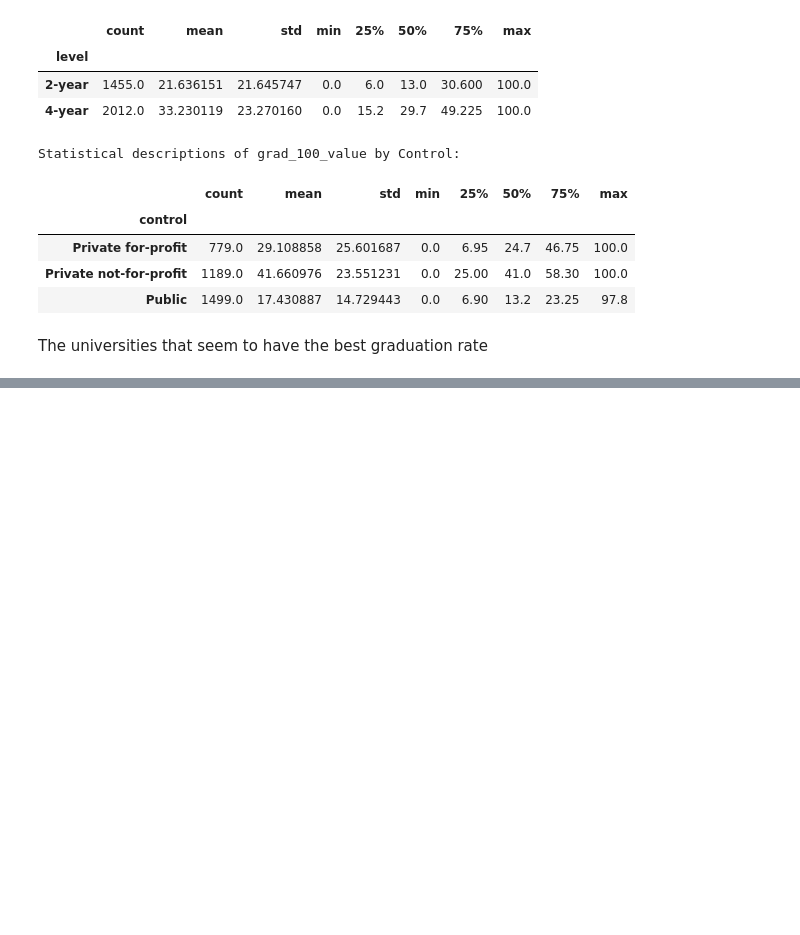
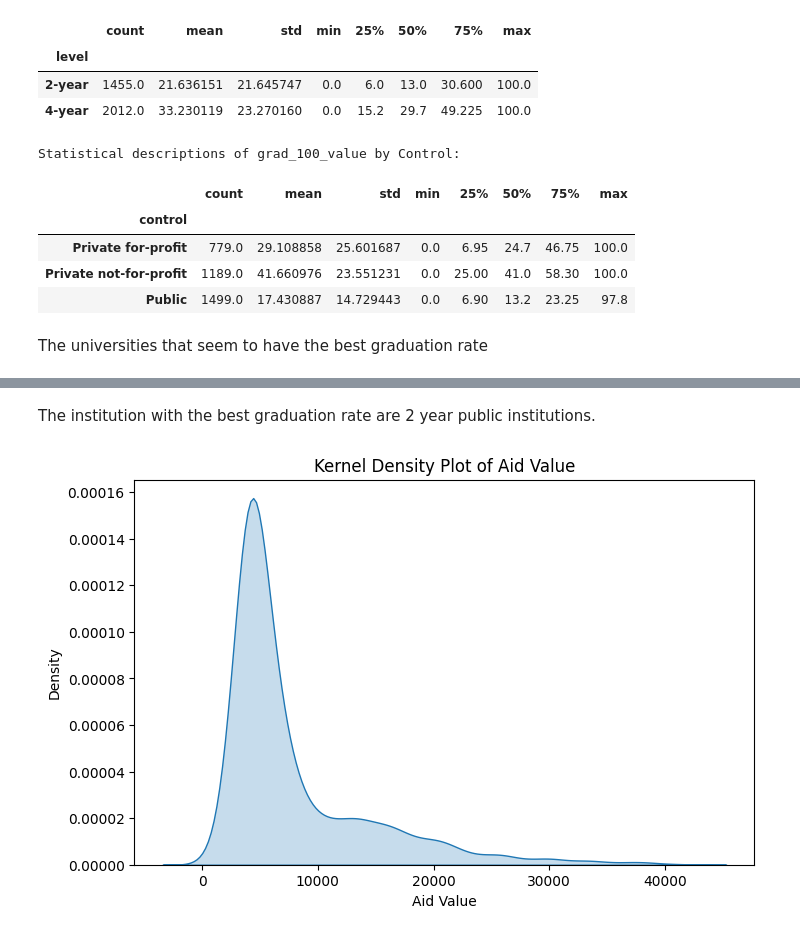
Before and after one commit to brittanyasare04/visualization_assignment, a Jupyter notebook: assignment.ipynb, the cells around one changed output, grey strips where cells are left out. Saved outputs shown, nothing was run; the diff lists cells and outputs as text; code cells hidden in the pictures; blank space fills up the shorter version.

```diff
--- a/assignment.ipynb
+++ b/assignment.ipynb
@@ -321,0 +335,12 @@ The universities that seem to have the best graduation rate
+# %% [markdown]
+The institution with the best graduation rate are 2 year public institutions.
+# %%
+# Make a kernel density plot of aid_value
+plt.figure(figsize=(8, 5))
+sns.kdeplot(data=college_completion, x='aid_value', fill=True)
+plt.title('Kernel Density Plot of Aid Value')
+plt.xlabel('Aid Value')
+plt.ylabel('Density')
+plt.show()
+# %% [output]
+[figure, added]
```
Also changed, not shown: parts of 8 cells of this notebook.
